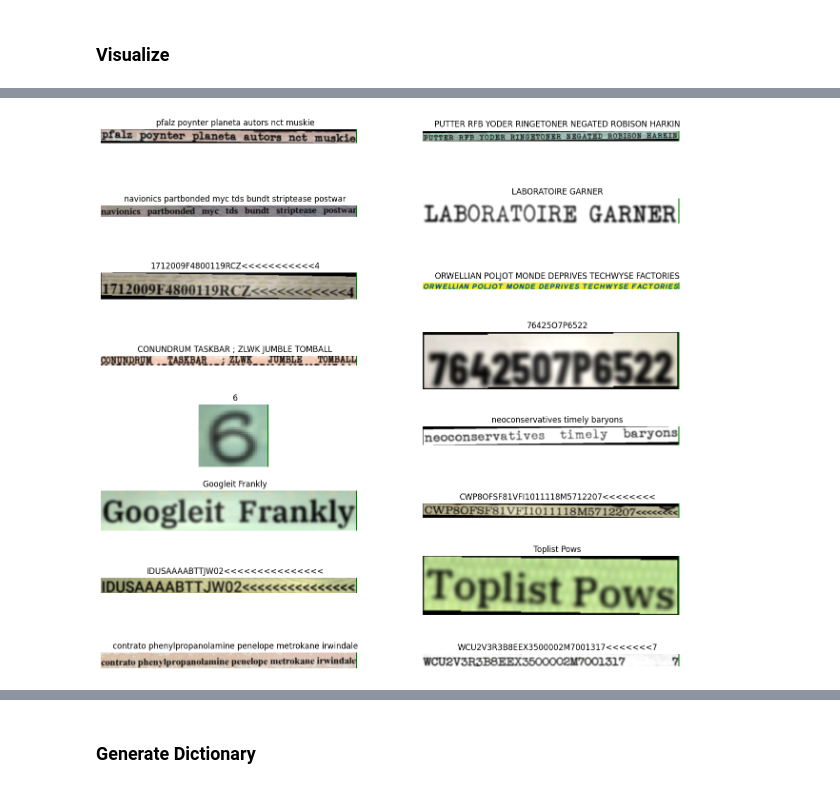
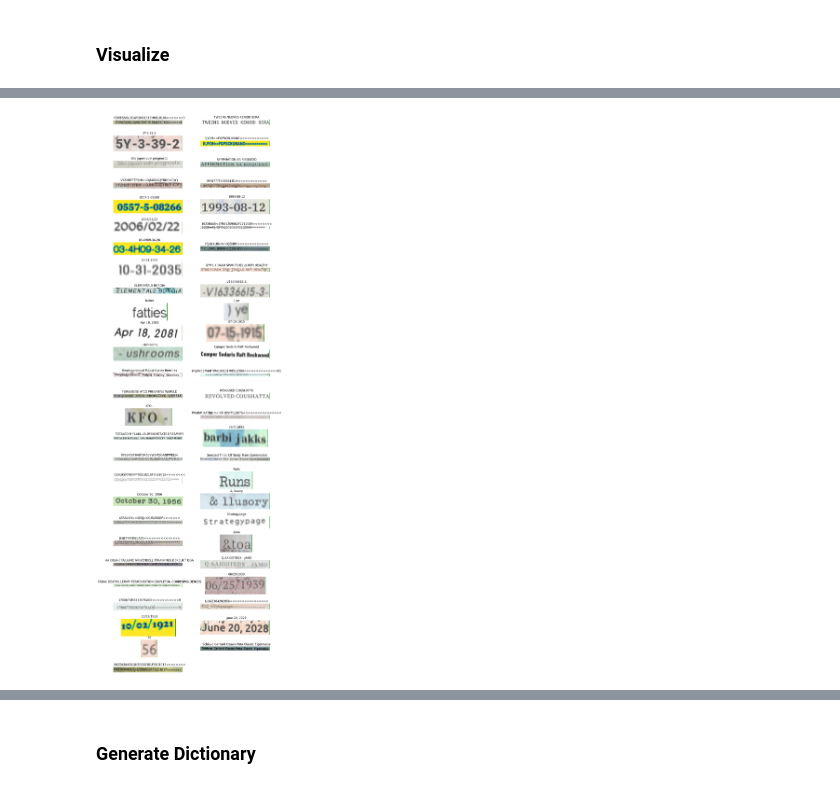
Before and after one commit to rajeevnair676/ocr_crnn_torch, a Jupyter notebook: data/generate_recognition_dataset_en.ipynb, the cells around one changed output, grey strips where cells are left out. Cells and saved outputs as stored; diff of their text form; code cells hidden in the pictures.

Commit message:
Added new data gen script and changed preprocess function

```diff
--- a/data/generate_recognition_dataset_en.ipynb
+++ b/data/generate_recognition_dataset_en.ipynb
@@ -23,10 +87,10 @@ warnings.filterwarnings('ignore')
 # %%
-BACKGROUNDS_PATH = r"data/backgrounds"
-MRZs_PATH = r"data/mrzs.txt"
-OUTPUT_PATH = r"Synthetic_Rec_En_V2"
-FONTS_PATH = r"data/fonts/en_fonts"
+BACKGROUNDS_PATH = "./data/backgrounds"
+MRZs_PATH = "data/mrzs.txt"
+OUTPUT_PATH = "Datasets/Synthetic_Rec_En_V7"
+FONTS_PATH = "data/fonts/en_fonts"
 MAX_NUM_WORDS = 7
-OCR_MODEL_INPUT_SHAPE = (640, 32)
+OCR_MODEL_INPUT_SHAPE = (640, 28)
 
 OUTPUT_TRAIN_PATH = os.path.join(OUTPUT_PATH, "train")
 OUTPUT_TEST_PATH = os.path.join(OUTPUT_PATH, "test")
@@ -35,15 +99,15 @@ os.makedirs(OUTPUT_TEST_PATH, exist_ok=True)
 
 BACKGROUNDS = []
 for bg_name in os.listdir(BACKGROUNDS_PATH):
-    BACKGROUNDS.append(os.path.join(BACKGROUNDS_PATH, bg_name))
+    basename, ext = os.path.splitext(bg_name)
+    if ext in ['.jpg', '.png', '.jpeg']:
+        BACKGROUNDS.append(os.path.join(BACKGROUNDS_PATH, bg_name))
 
 print("Total backgrounds found:", len(BACKGROUNDS))
-
 # download a list of words for use as background text
 word_site = "https://www.mit.edu/~ecprice/wordlist.100000"
 response = requests.get(word_site)
 WORDS = [x.decode() for x in response.content.splitlines()]
-
 
 # list of font types to exclude
 FONTS_LIST = []
@@ -60,5 +124,8 @@ for font_path in glob.glob(os.path.join(FONTS_PATH, "**", "*.ttf"), recursive=Tr
 MRZs = []
 with open(MRZs_PATH, "r") as reader:
     MRZs = [r.replace("\n", "").strip() for r in reader.readlines()]
+
+MRZs.extend(generate_mrz_list(2000))
+PUNCTUATIONS = ['-', '<', '/', ',', "'", ':', '&', '.', '(', ')']
 # %% [output]
 Total backgrounds found: 101
@@ -341,15 +481,17 @@ plt.show()
-# %%
-plt.figure(figsize=(16, 16))
-for i in range(16):
-    text, img = get_sample(MAX_NUM_WORDS, FONTS_LIST)
-    ax = plt.subplot(8, 2, i + 1)
-    plt.imshow(img)
-    plt.axvline(x=img.size[0], color='g', label='axvline - full height')
-    plt.title(text)
-    plt.axis("off")
-plt.show()
-# %% [output]
-[figure, removed]
+# %%
+plt.figure(figsize=(12, 84))
+for i, font_path in enumerate(FONTS_LIST):
+    text, img = get_sample(
+        MAX_NUM_WORDS, FONTS_LIST, two_lined_samples=False, font_path=font_path, font_size=48
+    )
+    ax = plt.subplot(len(FONTS_LIST), 2, i + 1)
+    plt.imshow(img)
+    plt.axvline(x=img.size[0], color='g', label='axvline - full height')
+    plt.title(text)
+    plt.axis("off")
+plt.show()
+# %% [output]
+[figure, added]
 # %%
 from tqdm import tqdm
 from atpbar import atpbar
```
Also changed, not shown: parts of 10 cells of this notebook, 5 other files.
